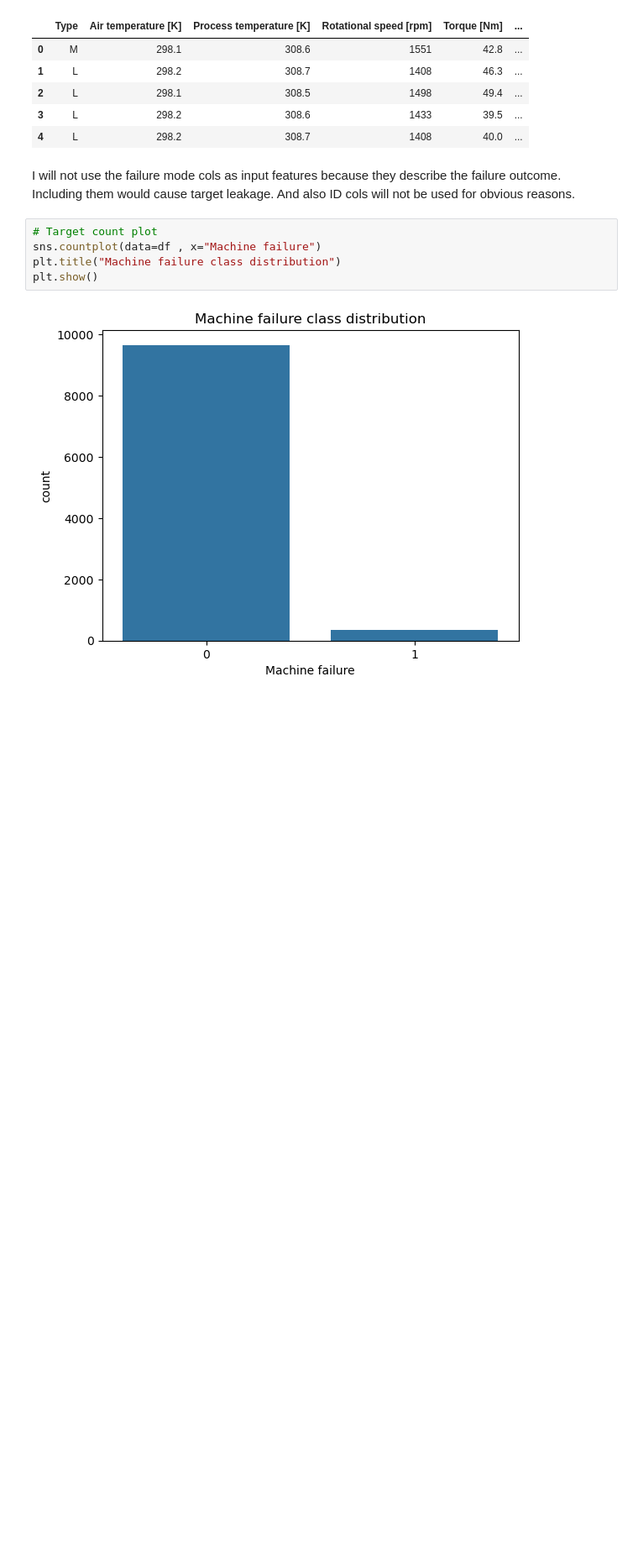
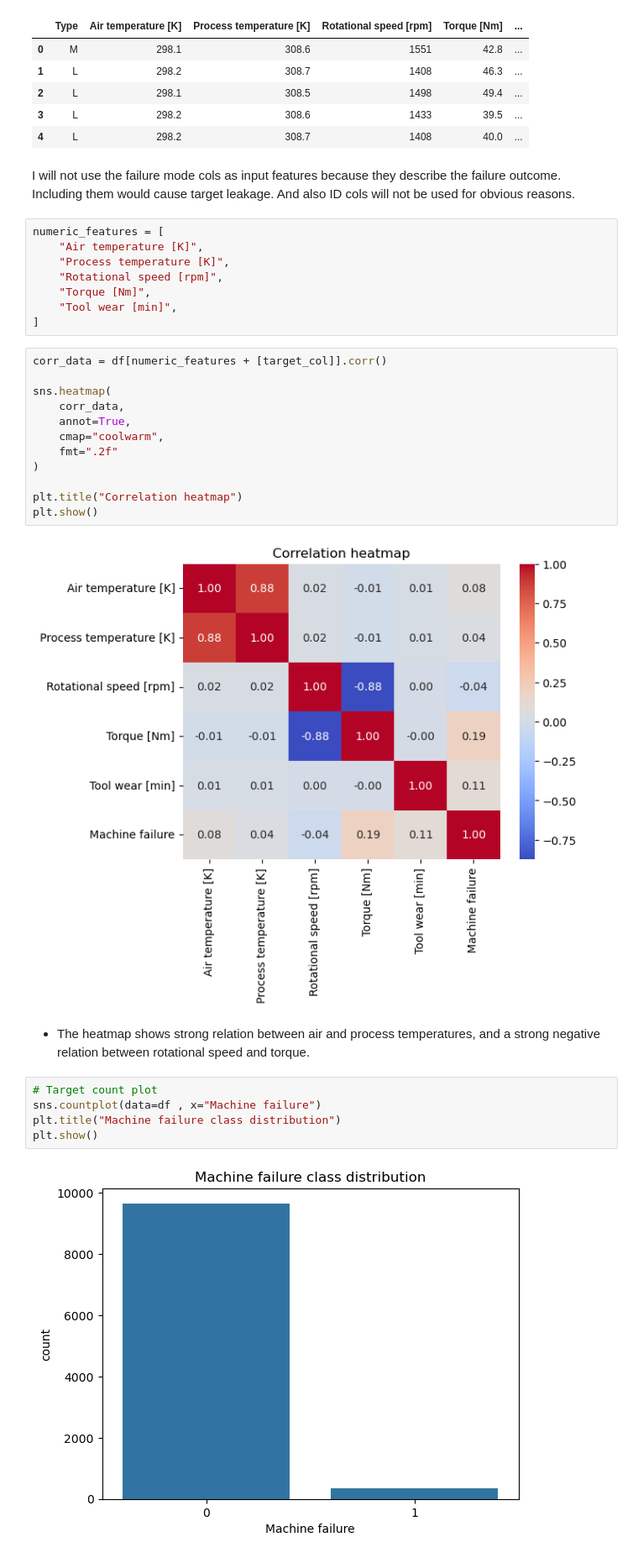
Before and after one commit to shashwatsharv7/machineguard-ai, a Jupyter notebook: notebooks/01_eda.ipynb, the cells around one changed output. Shown at 84% size. Cells and saved outputs as stored; diff of their text form; blank space fills up the shorter version.

```diff
--- a/notebooks/01_eda.ipynb
+++ b/notebooks/01_eda.ipynb
@@ -109,6 +109,30 @@ df[feature_col + [target_col]].head()
 | 4 | L | 298.2 | 308.7 | 1408 | 40.0 | ... |
 # %% [markdown]
 I will not use the failure mode cols as input features because they describe the failure outcome. Including them would cause target leakage. And also ID cols will not be used for obvious reasons.
+# %%
+numeric_features = [
+    "Air temperature [K]",
+    "Process temperature [K]",
+    "Rotational speed [rpm]",
+    "Torque [Nm]",
+    "Tool wear [min]",
+]
+# %%
+corr_data = df[numeric_features + [target_col]].corr()
+
+sns.heatmap(
+    corr_data,
+    annot=True,
+    cmap="coolwarm",
+    fmt=".2f"
+)
+
+plt.title("Correlation heatmap")
+plt.show()
+# %% [output]
+[figure, added]
+# %% [markdown]
+- The heatmap shows strong relation between air and process temperatures, and a strong negative relation between rotational speed and torque.
 # %%
 # Target count plot
 sns.countplot(data=df , x="Machine failure")
```
Also changed, not shown: 2 other files.
